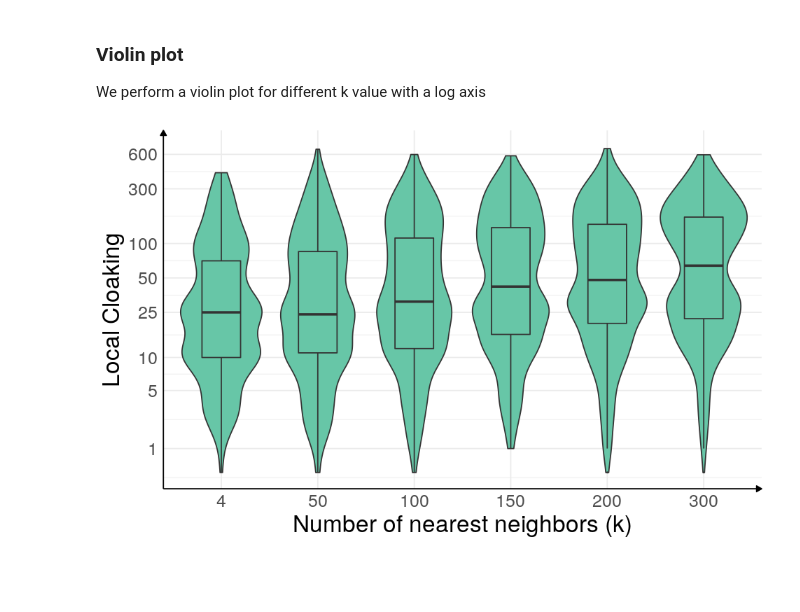
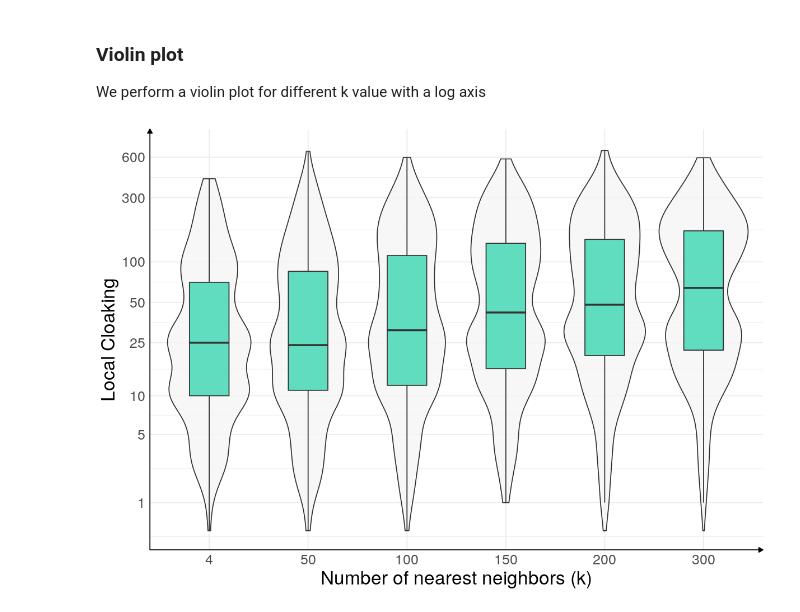
Before and after one commit to octopize/avatar-paper, a Jupyter notebook: notebooks/final_figure/messageC_WBCD_R.ipynb, the cells around one changed output. Cells and saved outputs as stored; diff of their text form; code cells hidden in the pictures; blank space fills up the shorter version.

```diff
--- a/notebooks/final_figure/messageC_WBCD_R.ipynb
+++ b/notebooks/final_figure/messageC_WBCD_R.ipynb
@@ -171,25 +194,27 @@ We perform a violin plot for different k value with a log axis
 # %%
 save = FALSE
 if (save) {tiff(paste0(file_results, "WBCD_localCloaking_violinplot.tiff"), res = 600, width = 25, height = 14, units = "cm")}
 
 
 
-ggplot(df_melt, aes(x = variable, fill = factor(Class), y =value)) +
-    geom_violin(trim=TRUE, fill = colors['avatar', 'color'])+
-    geom_boxplot(width=0.4, fill = colors['avatar', 'color'], outlier.size = 0.1) +
+plot = ggplot(df_melt, aes(x = variable, fill = factor(Class), y =value)) +
+    geom_violin(trim=TRUE, alpha = 0.8, fill = "#F5F5F5")+
+    geom_boxplot(width=0.4, fill = colors['avatar', 'color'], outlier.size = 0.1, alpha = 0.8) +
     scale_x_discrete(labels = as.character(seq_k)) +
     scale_y_continuous(trans=scales::pseudo_log_trans(base = 10), breaks = c(1,5,10,25,50,100,300, 600)) +
     xlab("Number of nearest neighbors (k)") +
     ylab("Local Cloaking") +
     theme_minimal() +
     theme(legend.position = "right",
           axis.title.y = element_text(angle = 90, vjust = 1, size = 20),
           axis.text=element_text(size=15),
           axis.title.x = element_text(size = 20),
           axis.line = element_line(colour = "black",
                       size = 0.5, linetype = "solid", arrow = arrow(type='closed', length = unit(5,'pt'))))+
     coord_cartesian(ylim = c(0, 700))
 
-if (save) {dev.off()}
+plot
+
+ggsave(file="../../figure/WBCD_localCloaking_violinplot.svg", plot=plot, width=10, height=7)
 # %% [output]
-[figure, old version]
+[figure, new version]
```
Also changed, not shown: parts of 3 cells of this notebook, 4 other files.
